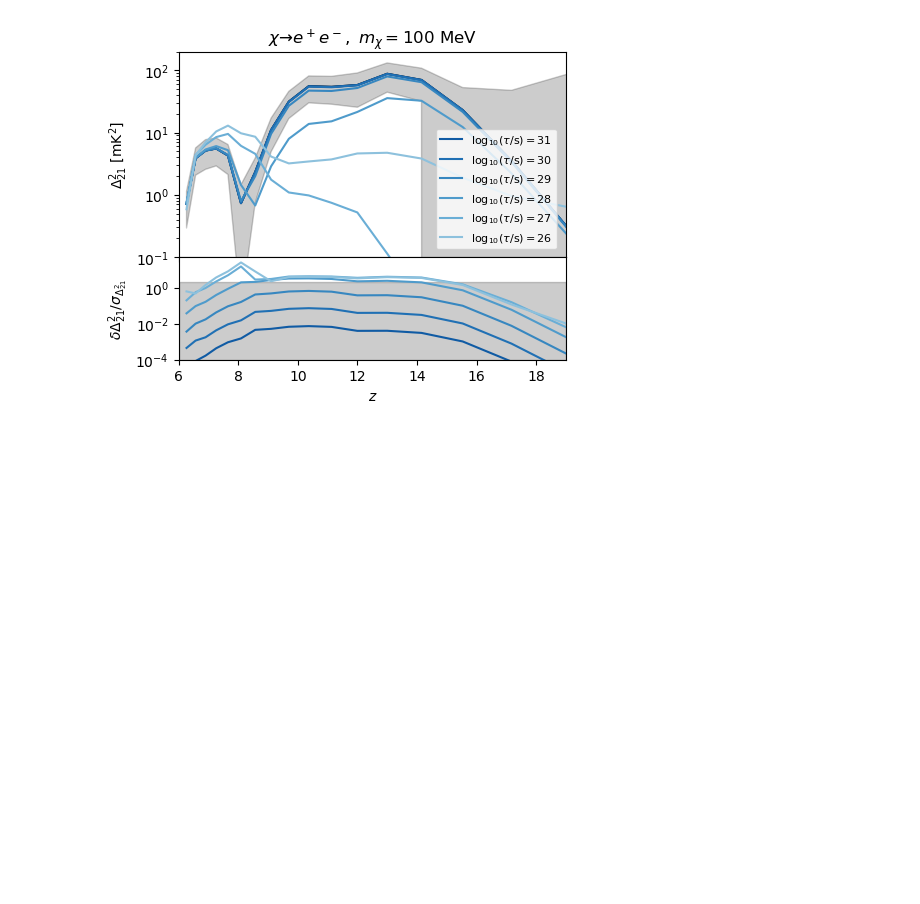
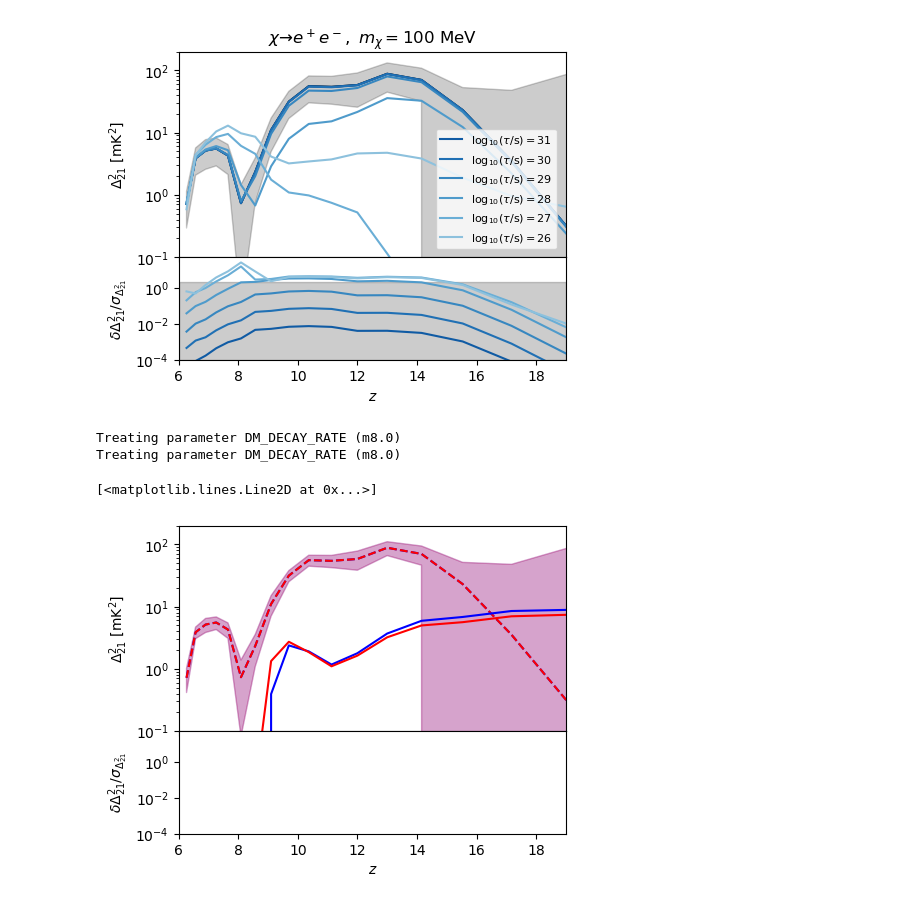
Before and after one commit to gaetanfacchinetti/21cmCAST, a Jupyter notebook: scripts/exec/analyse_tau_steps.ipynb, the cells around one changed output. Saved outputs shown, nothing was run; the diff lists cells and outputs as text; code cells hidden in the pictures; blank space fills up the shorter version.

```diff
--- a/scripts/exec/analyse_tau_steps.ipynb
+++ b/scripts/exec/analyse_tau_steps.ipynb
@@ -166,3 +195,40 @@ fig.savefig('/home/ulb/physth_fi/gfacchin/exo21cmFAST_release/21cmCAST/scripts/f
 0.12664712854871557
 [1e-31, 1e-30, 1e-29, 1e-28, 1e-27, 1e-26] 8.0
 [figure]
+# %%
+fiducial_bkr = p21c.Fiducial("/scratch/ulb/physth_fi/gfacchin/runs_21cmCAST/runs/CONSTRAINT_BKR_ELECTRON", z_bins, k_bins, False, load=True)
+fiducial_bkr.observation = 'HERA'
+
+fiducial_nobkr = p21c.Fiducial("/scratch/ulb/physth_fi/gfacchin/runs_21cmCAST/runs/CONSTRAINT_NOBKR_ELECTRON", z_bins, k_bins, False, load=True)
+fiducial_nobkr.observation = 'HERA'
+
+param_bkr   = p21c.Parameter(fiducial=fiducial_bkr,   name='DM_DECAY_RATE', verbose = False, plot=False, load=True, add_name = 'm8.0', values = 1e-28)
+param_nobkr = p21c.Parameter(fiducial=fiducial_nobkr, name='DM_DECAY_RATE', verbose = False, plot=False, load=True, add_name = 'm8.0', values = 1e-28)
+# %% [output]
+Treating parameter DM_DECAY_RATE (m8.0)
+Treating parameter DM_DECAY_RATE (m8.0)
+# %%
+fig, (ax1, ax2) = p21c.prepare_2subplots(ylog_1=True, ylog_2=True, xlog=False, xlabel=r'$z$', ylabel_1=r'$\Delta_{21}^2~{\rm [mK^2]}$',
+                                        ylabel_2=r'$\delta \Delta_{21}^2/\sigma_{\Delta_{21}^2}$', ylim_1=[1e-1, 2e+2], xlim=[6, 19], ylim_2 = [1e-4, 5e+1],
+                                        gridspec_kw={'height_ratios': [2, 1],'hspace': 0})
+
+z_arr    = fiducial_nobkr.z_array
+ps_fid_nobkr       = np.array([ps[0] for ps in fiducial_nobkr.power_spectrum])
+ps_exp_noise_nobkr = np.array([noise[0] for noise in fiducial_nobkr.ps_exp_noise])
+ps_fid_bkr         = np.array([ps[0] for ps in fiducial_bkr.power_spectrum])
+ps_exp_noise_bkr   = np.array([noise[0] for noise in fiducial_bkr.ps_exp_noise])
+
+
+ax1.plot(z_arr, ps_fid_nobkr, 'b--')
+ax1.plot(z_arr, ps_fid_bkr, 'r--')
+ax1.fill_between(z_arr, ps_fid_nobkr - 2*ps_exp_noise_nobkr, ps_fid_nobkr+2*ps_exp_noise_nobkr, color='b', alpha=0.2)
+ax1.fill_between(z_arr, ps_fid_bkr - 2*ps_exp_noise_bkr, ps_fid_bkr+2*ps_exp_noise_bkr, color='r', alpha=0.2)
+
+ps_decay_nobkr = np.array([ps[0] for ps in param_nobkr._runs[0].power_spectrum])
+ps_decay_bkr = np.array([ps[0] for ps in param_bkr._runs[0].power_spectrum])
+
+ax1.plot(z_arr, ps_decay_nobkr, 'b-')
+ax1.plot(z_arr, ps_decay_bkr, 'r-')
+# %% [output]
+[<matplotlib.lines.Line2D at 0x...>]
+[figure, added]
```
Also changed, not shown: parts of 8 cells of this notebook, 10 other files.
